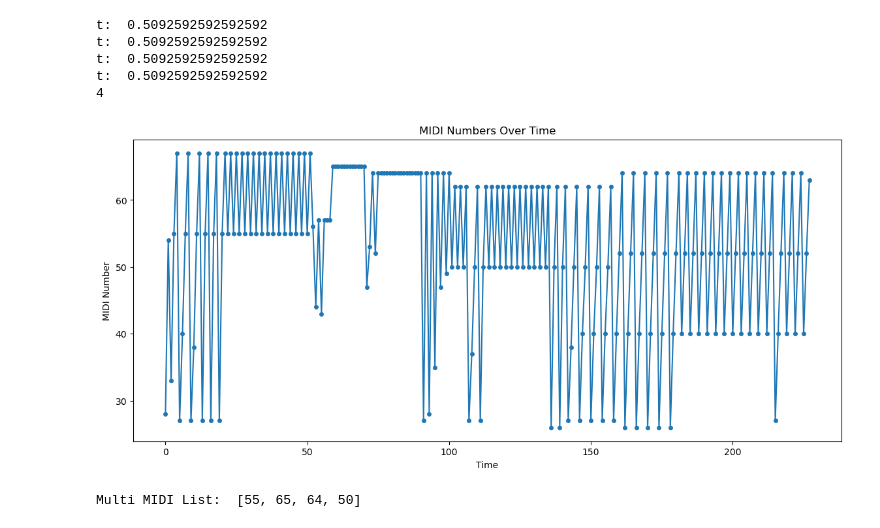
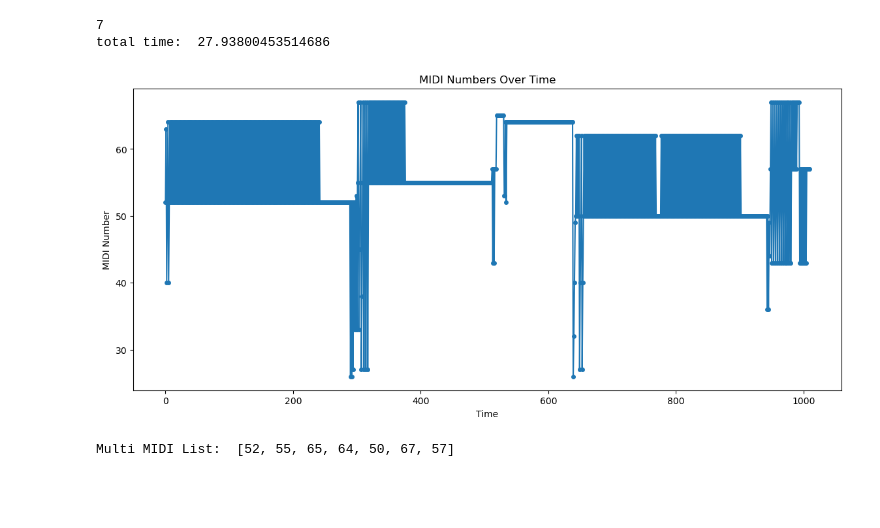
Before and after one commit to BlueJamProjects/guitar_champions, a Jupyter notebook: dataset/script/main.ipynb, the cells around one changed output. Drawn from its saved outputs; the diff is of its cells as text; code cells hidden in the pictures; blank space fills up the shorter version.

```diff
--- a/dataset/script/main.ipynb
+++ b/dataset/script/main.ipynb
@@ -189,10 +168,11 @@ def butter_lowpass_filter(data, cutoff, fs, order=6):
 midi_numbers_list = []
 multi_midi = []
 overall_list = []
-bpm = 120
+bpm = 15
+total_time = 0
 
 def testing(duration):
-  audio, sr = librosa.load("../audio/test1.wav")
+  audio, sr = librosa.load("../audio/test8.wav")
   spectral_centroids = librosa.feature.spectral_centroid(y=audio, sr=sr)[0]
   avg_centroid = np.mean(spectral_centroids)
   cutoff = 1500 if avg_centroid > 6000 else 200
@@ -203,62 +183,69 @@ def testing(duration):
   cqt = np.abs(librosa.cqt(filtered_data, sr=sr))
   global midi_numbers_list
   global overall_list
+  global total_time
   result = []
 
-
+  t = 0
   j = 0
-  t = 0
   # Detect the peak of each time frame
-
   time_interval = len(audio) / sr / cqt.shape[1]
   for i in range(cqt.shape[1]):
     frame = cqt[:, i]
+
     peaks = find_peaks(frame, height=0.01, distance=10)[0]
-
     if peaks.size > 0:
       for peak in peaks:
         frequency = librosa.cqt_frequencies(n_bins=cqt.shape[0], fmin=32.7, bins_per_octave=12)[peak]
 
         midi_number = librosa.hz_to_midi(frequency)
         midi_numbers_list.append(midi_number)
         overall_list.append(midi_number)
     t += time_interval
-    if t >= duration:
+    total_time += time_interval
+    # if i == range(cqt.shape[1])[-1]:
+      # print("last midi list: ", midi_numbers_list)
+    if t >= duration or i == range(cqt.shape[1])[-1]:
+      # print("t", j, ": ", t)
+      j +=1
       result.append(midi_numbers_list)
-      print("t: ", t)
       t = 0
+
       midi_numbers_list = []
 
   return result
+
 r = testing(60/bpm)
 print(len(r))
+print("total time: ", total_time)
 
 for i in r:
-  midi_counts = Counter(i)
-  most_common_midi = midi_counts.most_common(1)[0][0]
-  multi_midi.append(round(most_common_midi))
+  if i:
+
+    midi_counts = Counter(i)
+
+    most_common_midi = midi_counts.most_common(1)[0][0]
+    multi_midi.append(round(most_common_midi))
+
 
 
 
 
 # Illustate the midi numbers
 plt.figure(figsize=(14, 6))
 plt.plot(overall_list, marker='o', linestyle='-', markersize=4)
 plt.ylabel('MIDI Number')
 plt.xlabel('Time')
 plt.title('MIDI Numbers Over Time')
 plt.show()
 
 # Overall Result
 print("Multi MIDI List: ", multi_midi)
 # %% [output]
-t:  0.5092592592592592
-t:  0.5092592592592592
-t:  0.5092592592592592
-t:  0.5092592592592592
-4
+7
+total time:  27.93800453514686
-[figure, old version]
+[figure, new version]
-Multi MIDI List:  [55, 65, 64, 50]
+Multi MIDI List:  [52, 55, 65, 64, 50, 67, 57]
 # %%
 # Play the note from dataset
 from IPython.display import Audio
```
Also changed, not shown: parts of 5 cells of this notebook, 19 other files.
